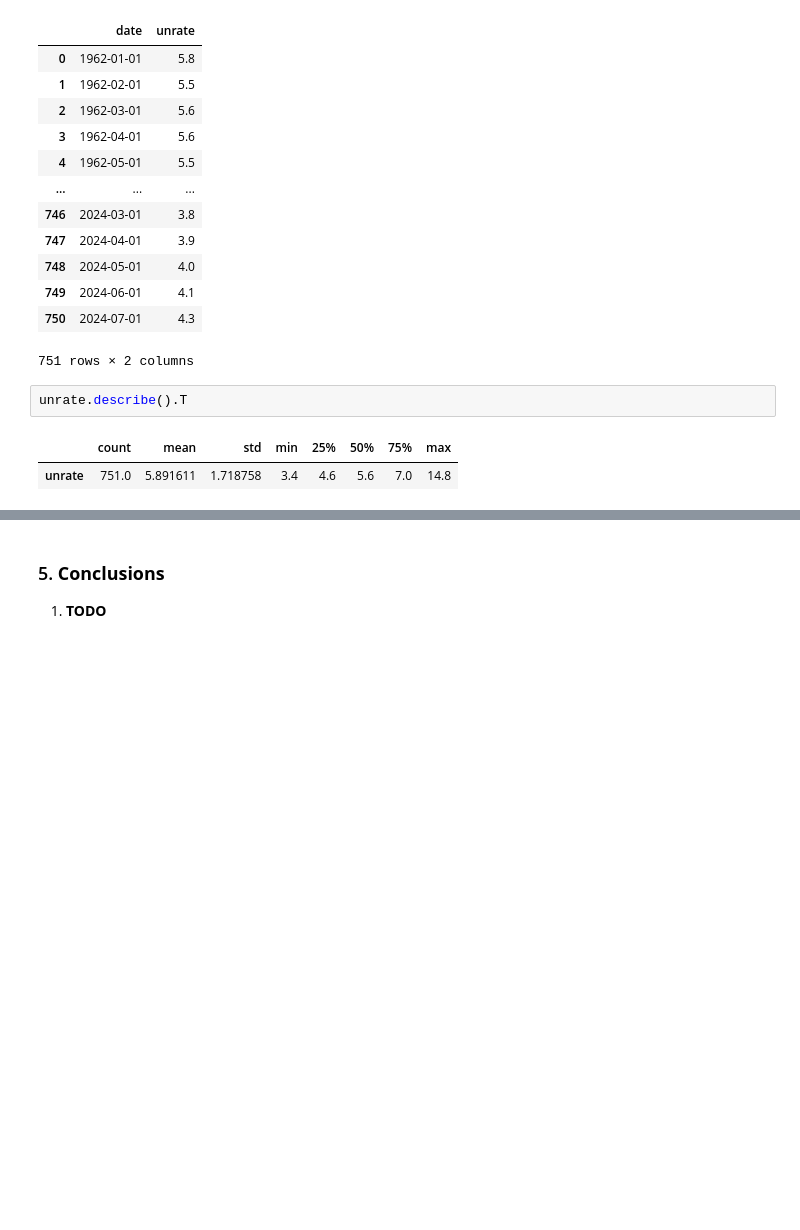
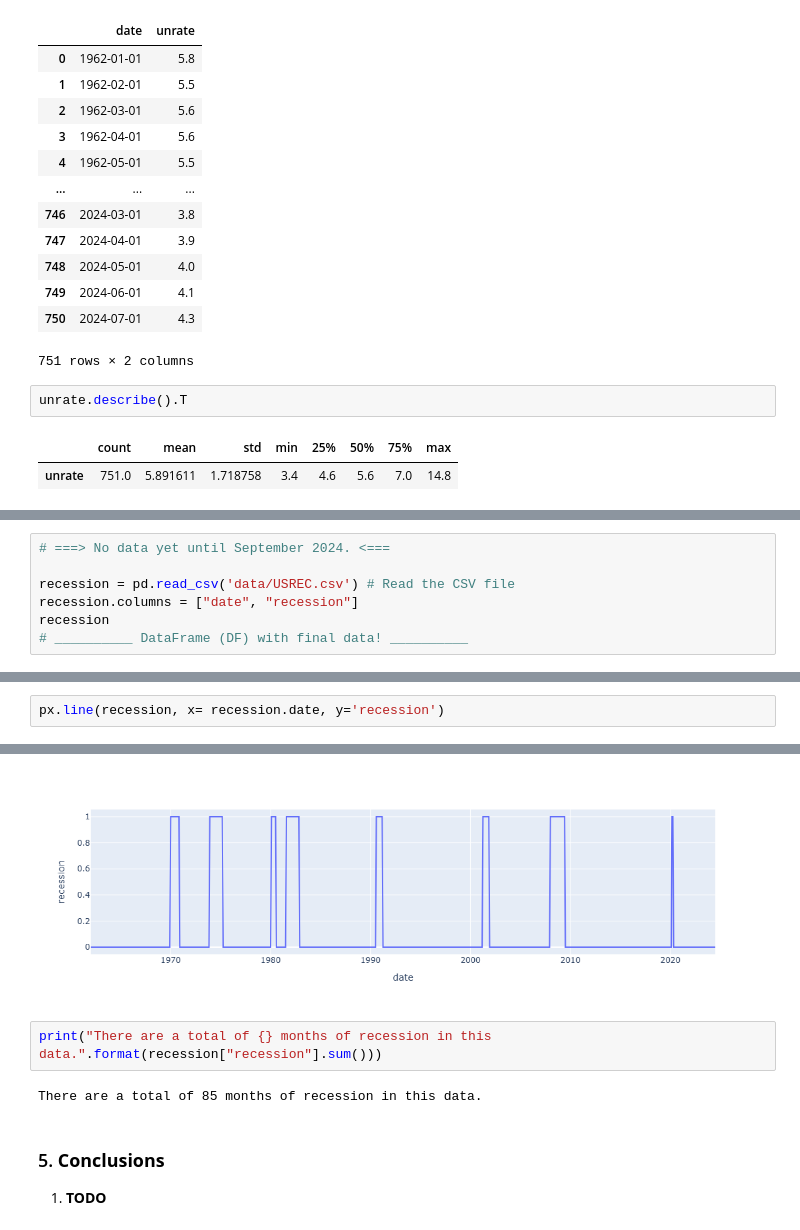
Before and after one commit to Engineer194/Analysis-of-the-US-Economy---Part-2, a Jupyter notebook: Macroeconomic Analysis of the US Economy - Part 2-v.1.ipynb, the cells around one changed output, grey strips where cells are left out. Cells and saved outputs as stored; diff of their text form; blank space fills up the shorter version.

```diff
--- a/Macroeconomic Analysis of the US Economy - Part 2-v.1.ipynb
+++ b/Macroeconomic Analysis of the US Economy - Part 2-v.1.ipynb
@@ -560,0 +599,7 @@ unrate.describe().T
+# %%
+# ===> No data yet until September 2024. <===
+
+recession = pd.read_csv('data/USREC.csv') # Read the CSV file
+recession.columns = ["date", "recession"]
+recession
+# __________ DataFrame (DF) with final data! __________
@@ -560,0 +620,3 @@ unrate.describe().T
+# %%
+px.line(recession, x= recession.date, y='recession')
+# %% [output]
@@ -561,3 +624,8 @@ unrate.describe().T
+[figure, added]
+# %%
+print("There are a total of {} months of recession in this data.".format(recession["recession"].sum()))
+# %% [output]
+There are a total of 85 months of recession in this data.
 # %% [markdown]
 ### 5. **Conclusions**
 
```
Also changed, not shown: parts of 7 cells of this notebook.
